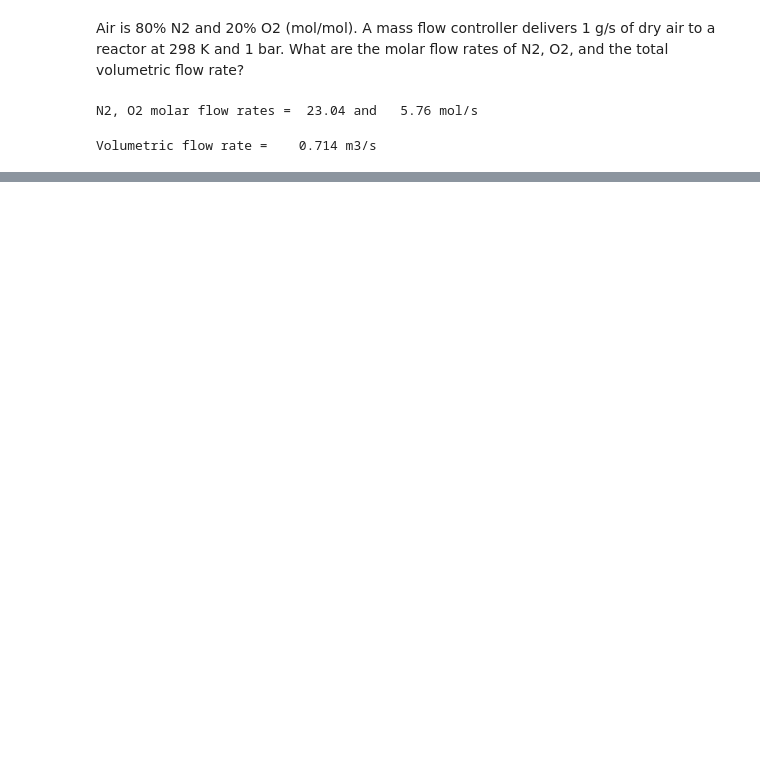
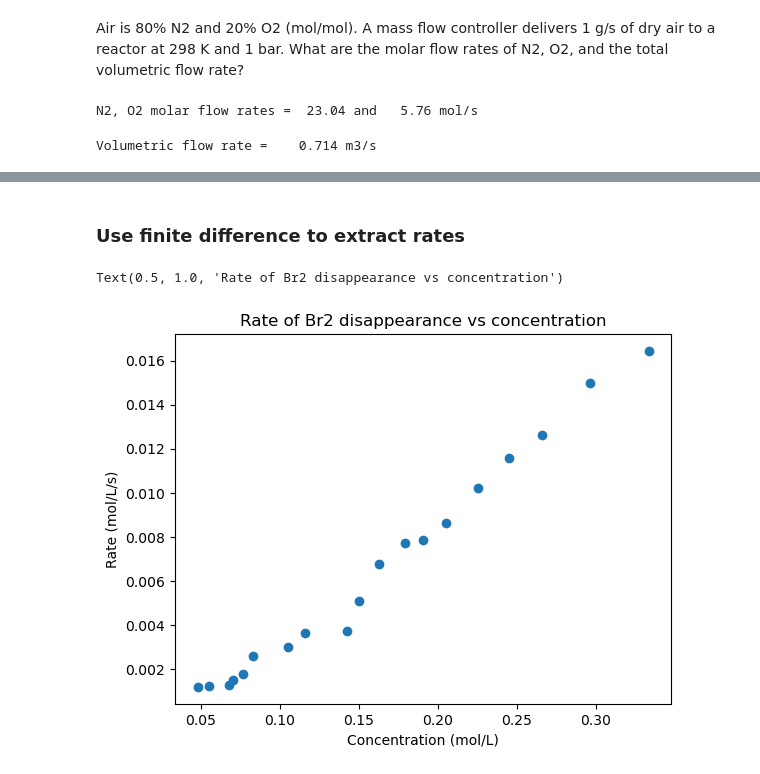
Before and after one commit to wmfschneider/CBE60546, a Jupyter notebook: Resources/Examples.ipynb, the cells around one changed output, grey strips where cells are left out. Saved outputs shown, nothing was run; the diff lists cells and outputs as text; code cells hidden in the pictures; blank space fills up the shorter version.

```diff
--- a/Resources/Examples.ipynb
+++ b/Resources/Examples.ipynb
@@ -36,0 +111,15 @@ Volumetric flow rate =    0.714 m3/s
+# %% [markdown]
+### Use finite difference to extract rates
+# %%
+grad_t = np.gradient(t)            # second order approximation to gradient, allowing for unequal step size
+grad_C = np.gradient(C_Br2)
+rate = -np.divide(grad_C,grad_t)
+
+plt.figure()
+plt.plot(C_Br2,rate,'o')
+plt.xlabel('Concentration (mol/L)')
+plt.ylabel('Rate (mol/L/s)')
+plt.title('Rate of Br2 disappearance vs concentration')
+# %% [output]
+Text(0.5, 1.0, 'Rate of Br2 disappearance vs concentration')
+[figure, added]
```
Also changed, not shown: parts of 19 cells of this notebook, 3 other files.
